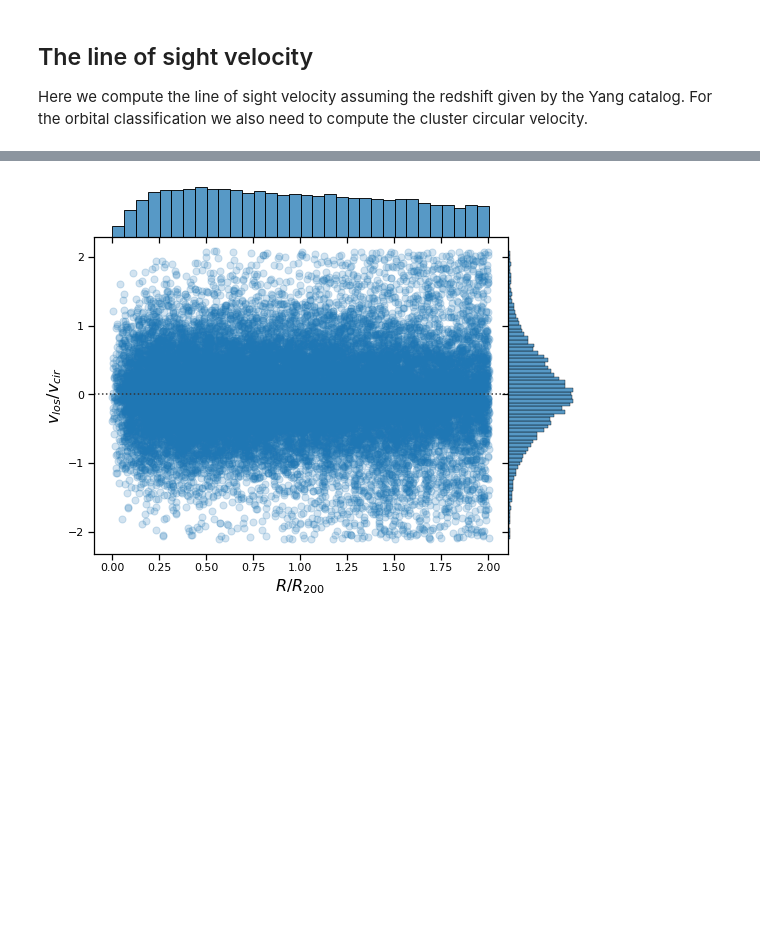
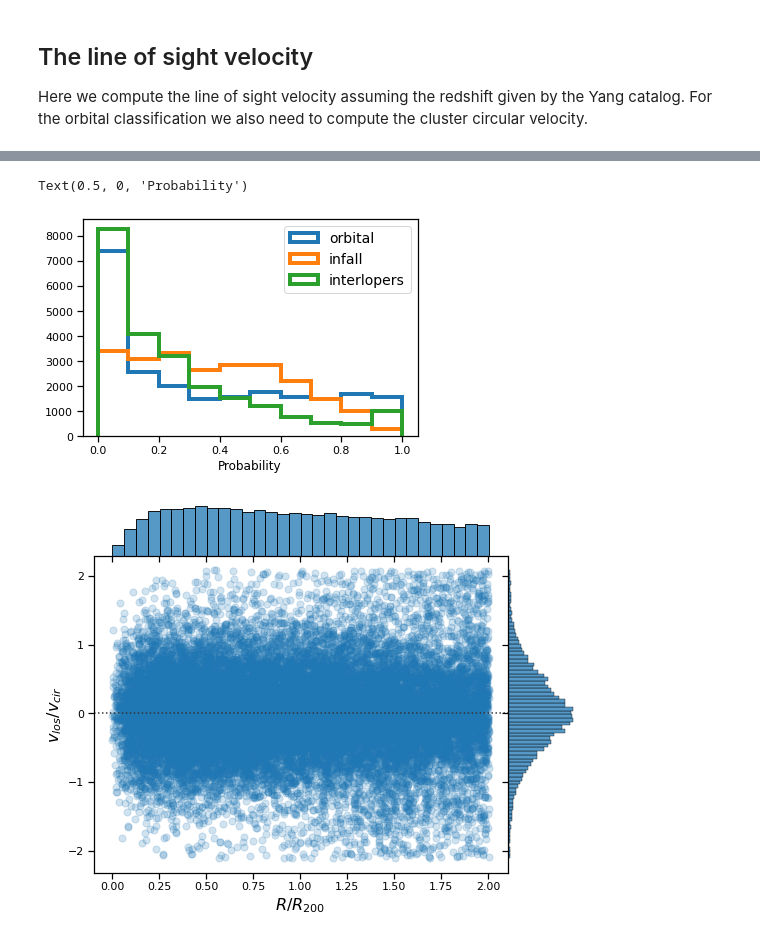
Before and after one commit to estevesjh/galaxyFormation, a Jupyter notebook: notebooks/PreProcessing.ipynb, the cells around one changed output, grey strips where cells are left out. Saved outputs shown, nothing was run; the diff lists cells and outputs as text; code cells hidden in the pictures; blank space fills up the shorter version.

Commit message:
orbital

```diff
--- a/notebooks/PreProcessing.ipynb
+++ b/notebooks/PreProcessing.ipynb
@@ -257,0 +259,10 @@ cut = np.abs(vlosn)<2.1
+# %%
+from sklearn.ensemble import RandomForestClassifier
+import joblib
+loaded_rf = joblib.load("/Users/jesteves/Downloads/phase_space/classification_2d_rf.joblib")
+# %%
+import pandas as pd
+df   = pd.DataFrame ({ 'r2d':rnorm, 'vlos':vlosn})
+tags = loaded_rf.predict(df)
+# %%
+tag_probability = loaded_rf.predict_proba(df)
@@ -257,0 +279,13 @@ cut = np.abs(vlosn)<2.1
+# %%
+orbital= tag_probability[:,0]
+infall = tag_probability[:,1]
+interl = tag_probability[:,2]
+# %%
+plt.hist(orbital[cut],histtype='step',lw=4,label='orbital')
+plt.hist(infall[cut],histtype='step',lw=4,label='infall')
+plt.hist(interl[cut],histtype='step',lw=4,label='interlopers')
+plt.legend(fontsize=14)
+plt.xlabel('Probability')
+# %% [output]
+Text(0.5, 0, 'Probability')
+[figure, added]
```
Also changed, not shown: parts of 13 cells of this notebook, 2 other files.
